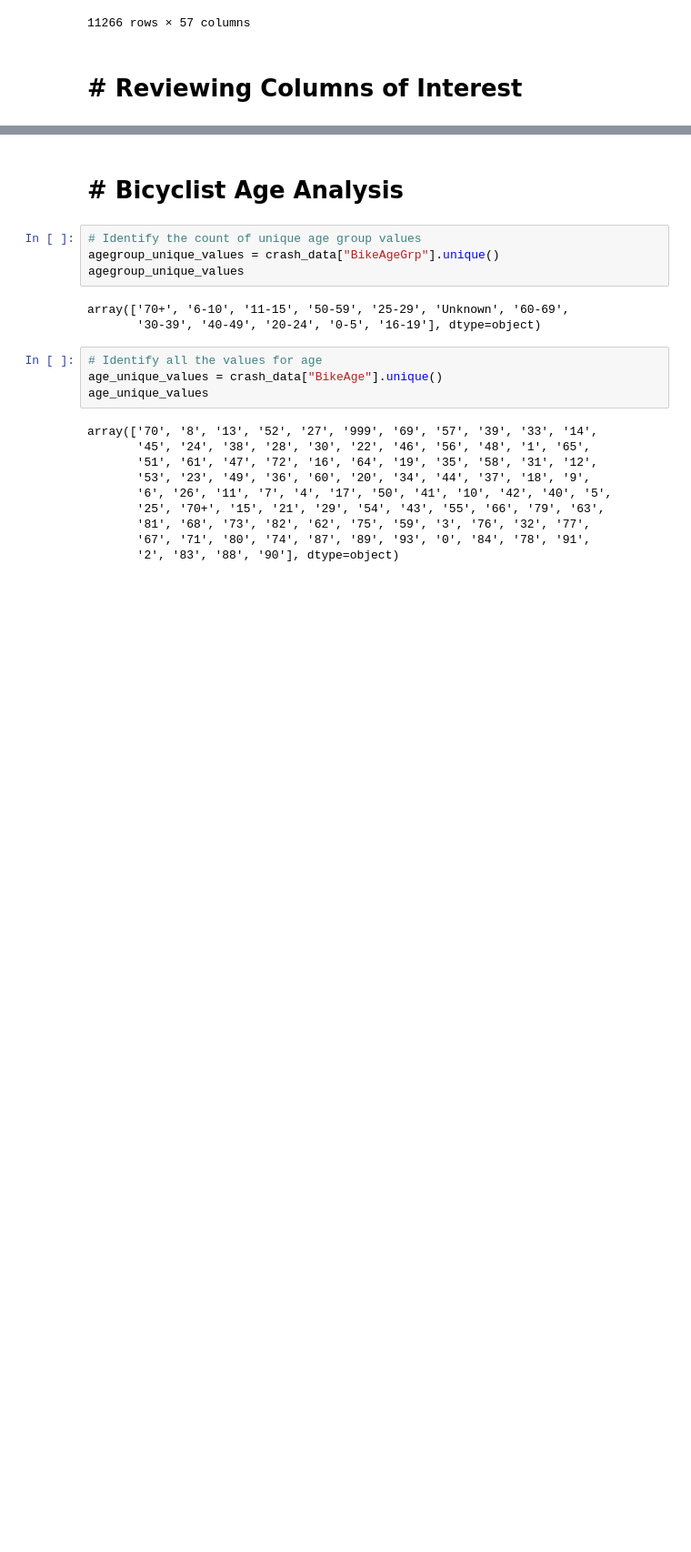
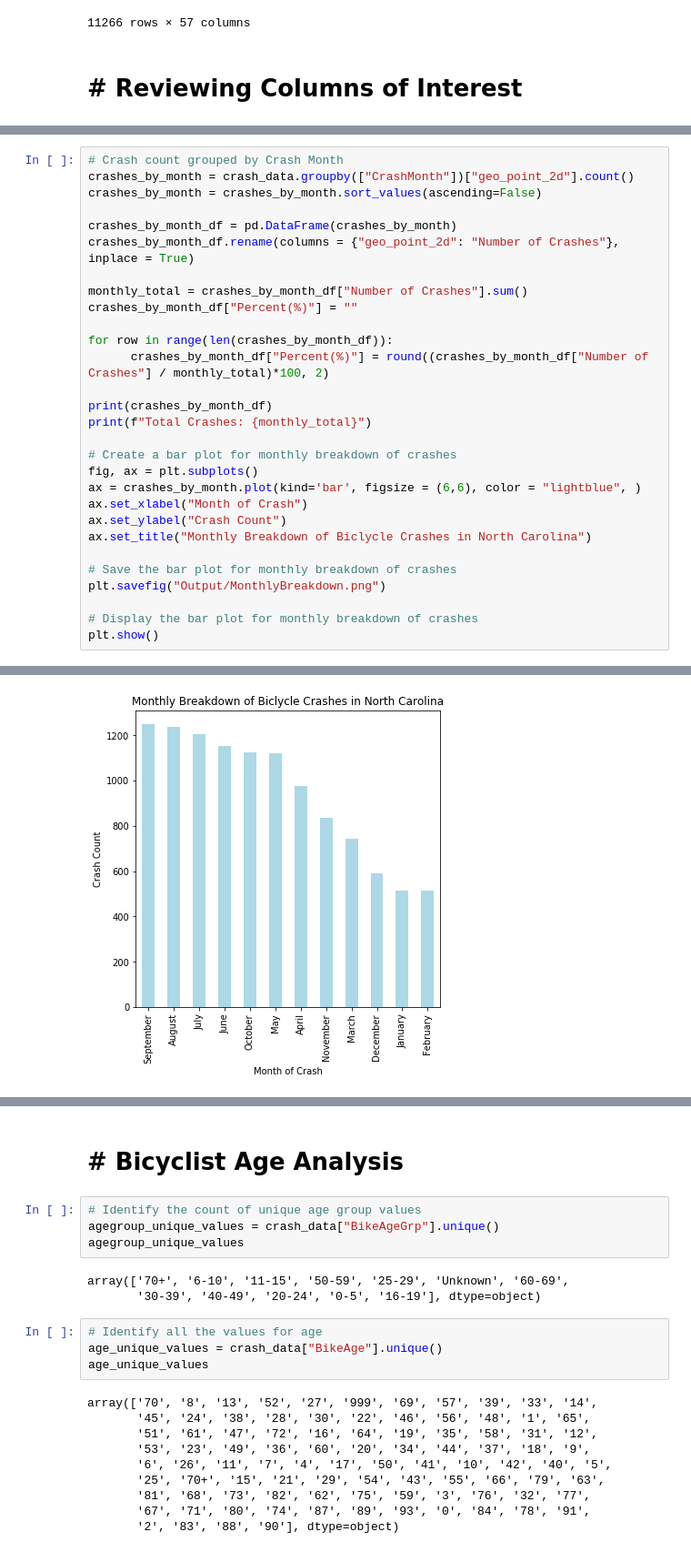
Before and after one commit to waghrayrashi/project-1, a Jupyter notebook: cyclist-analysis.ipynb, the cells around one changed output, grey strips where cells are left out. Shown: that part at 91% size. Saved outputs shown, nothing was run; the diff lists cells and outputs as text; blank space fills up the shorter version.

```diff
--- a/cyclist-analysis.ipynb
+++ b/cyclist-analysis.ipynb
@@ -87,0 +217,30 @@ Number of Cities included in the study: 327
+# %%
+# Crash count grouped by Crash Month
+crashes_by_month = crash_data.groupby(["CrashMonth"])["geo_point_2d"].count()
+crashes_by_month = crashes_by_month.sort_values(ascending=False)
+
+crashes_by_month_df = pd.DataFrame(crashes_by_month)
+crashes_by_month_df.rename(columns = {"geo_point_2d": "Number of Crashes"}, inplace = True)
+
+monthly_total = crashes_by_month_df["Number of Crashes"].sum()
+crashes_by_month_df["Percent(%)"] = ""
+
+for row in range(len(crashes_by_month_df)):
+      crashes_by_month_df["Percent(%)"] = round((crashes_by_month_df["Number of Crashes"] / monthly_total)*100, 2)
+
+print(crashes_by_month_df)
+print(f"Total Crashes: {monthly_total}")
+
+# Create a bar plot for monthly breakdown of crashes
+fig, ax = plt.subplots()
+ax = crashes_by_month.plot(kind='bar', figsize = (6,6), color = "lightblue", )
+ax.set_xlabel("Month of Crash")
+ax.set_ylabel("Crash Count")
+ax.set_title("Monthly Breakdown of Biclycle Crashes in North Carolina")
+
+# Save the bar plot for monthly breakdown of crashes
+plt.savefig("Output/MonthlyBreakdown.png")
+
+# Display the bar plot for monthly breakdown of crashes
+plt.show()
+# %% [output]
@@ -87,0 +262 @@ Number of Cities included in the study: 327
+[figure, added]
```
Also changed, not shown: parts of 34 cells of this notebook, 11 other files.
